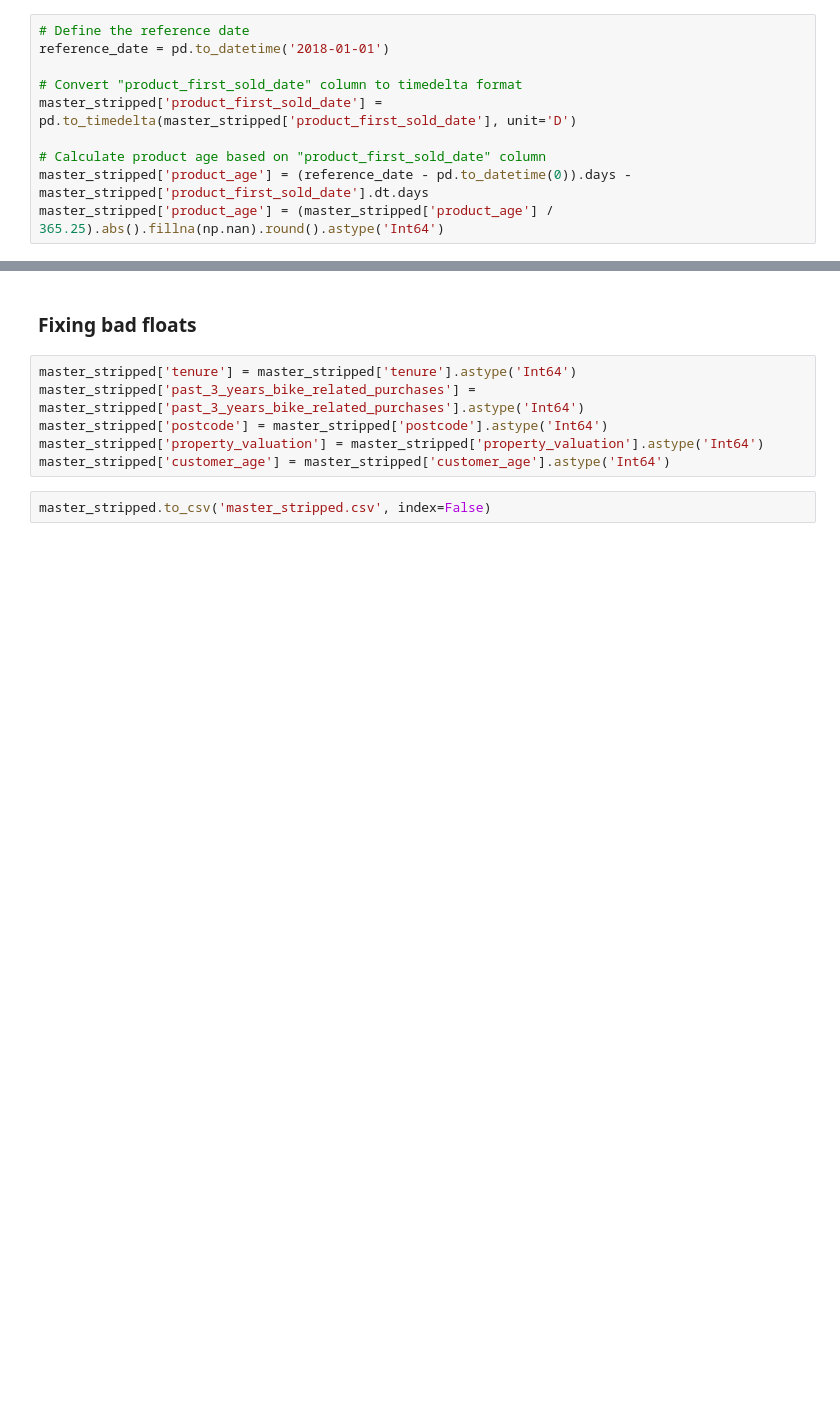
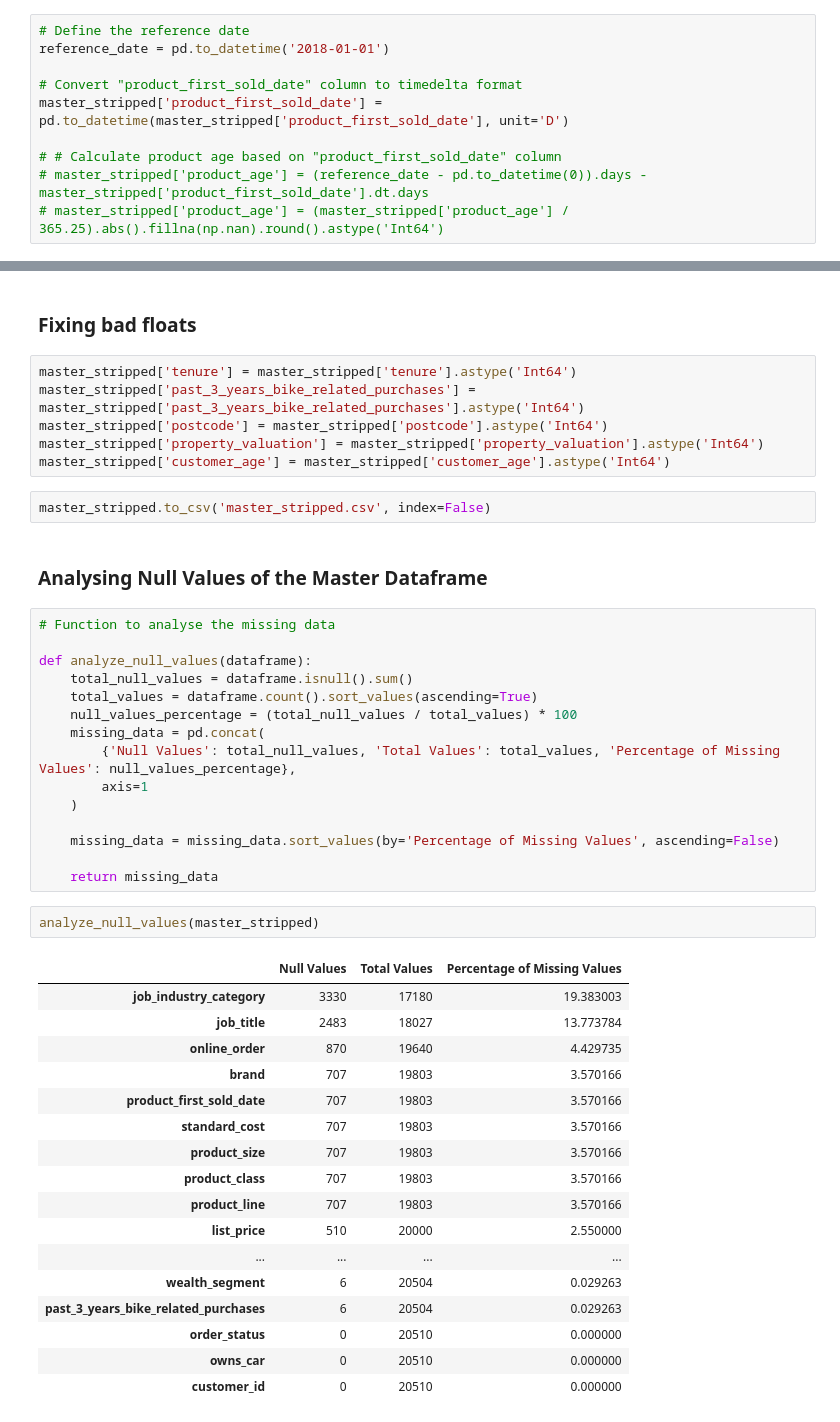
Before and after one commit to notcostheta/internship-speedrun, a Jupyter notebook: kpmg/task2.ipynb, the cells around one changed output, grey strips where cells are left out. Cells and saved outputs as stored; diff of their text form; blank space fills up the shorter version.

Commit message:
made a function for the null values thing

```diff
--- a/kpmg/task2.ipynb
+++ b/kpmg/task2.ipynb
@@ -193,8 +194,8 @@ master_stripped['customer_age'] = ((end_date - master_stripped['DOB']).dt.days /
 reference_date = pd.to_datetime('2018-01-01')
 
 # Convert "product_first_sold_date" column to timedelta format
-master_stripped['product_first_sold_date'] = pd.to_timedelta(master_stripped['product_first_sold_date'], unit='D')
+master_stripped['product_first_sold_date'] = pd.to_datetime(master_stripped['product_first_sold_date'], unit='D')
 
-# Calculate product age based on "product_first_sold_date" column
-master_stripped['product_age'] = (reference_date - pd.to_datetime(0)).days - master_stripped['product_first_sold_date'].dt.days
-master_stripped['product_age'] = (master_stripped['product_age'] / 365.25).abs().fillna(np.nan).round().astype('Int64')
+# # Calculate product age based on "product_first_sold_date" column
+# master_stripped['product_age'] = (reference_date - pd.to_datetime(0)).days - master_stripped['product_first_sold_date'].dt.days
+# master_stripped['product_age'] = (master_stripped['product_age'] / 365.25).abs().fillna(np.nan).round().astype('Int64')
@@ -262,3 +273,40 @@ master_stripped['property_valuation'] = master_stripped['property_valuation'].as
 master_stripped['customer_age'] = master_stripped['customer_age'].astype('Int64')
 # %%
 master_stripped.to_csv('master_stripped.csv', index=False)
+# %% [markdown]
+### Analysing Null Values of the Master Dataframe
+# %%
+# Function to analyse the missing data
+
+def analyze_null_values(dataframe):
+    total_null_values = dataframe.isnull().sum()
+    total_values = dataframe.count().sort_values(ascending=True)
+    null_values_percentage = (total_null_values / total_values) * 100
+    missing_data = pd.concat(
+        {'Null Values': total_null_values, 'Total Values': total_values, 'Percentage of Missing Values': null_values_percentage},
+        axis=1
+    )
+
+    missing_data = missing_data.sort_values(by='Percentage of Missing Values', ascending=False)
+
+    return missing_data
+# %%
+analyze_null_values(master_stripped)
+# %% [output]
+|  | Null Values | Total Values | Percentage of Missing Values |
+| job_industry_category | 3330 | 17180 | 19.383003 |
+| job_title | 2483 | 18027 | 13.773784 |
+| online_order | 870 | 19640 | 4.429735 |
+| brand | 707 | 19803 | 3.570166 |
+| product_first_sold_date | 707 | 19803 | 3.570166 |
+| standard_cost | 707 | 19803 | 3.570166 |
+| product_size | 707 | 19803 | 3.570166 |
+| product_class | 707 | 19803 | 3.570166 |
+| product_line | 707 | 19803 | 3.570166 |
+| list_price | 510 | 20000 | 2.550000 |
+| ... | ... | ... | ... |
+| wealth_segment | 6 | 20504 | 0.029263 |
+| past_3_years_bike_related_purchases | 6 | 20504 | 0.029263 |
+| order_status | 0 | 20510 | 0.000000 |
+| owns_car | 0 | 20510 | 0.000000 |
+| customer_id | 0 | 20510 | 0.000000 |
```
Also changed, not shown: parts of 4 cells of this notebook, 1 other file.
